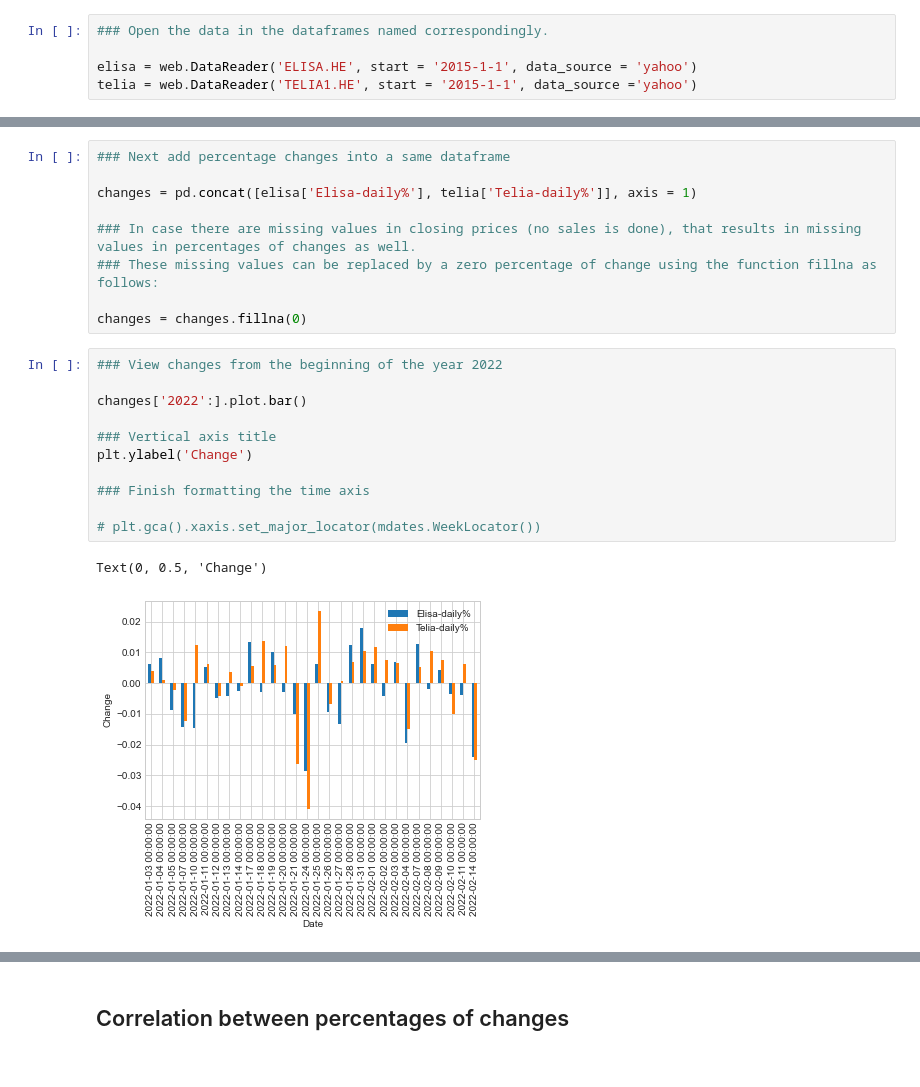
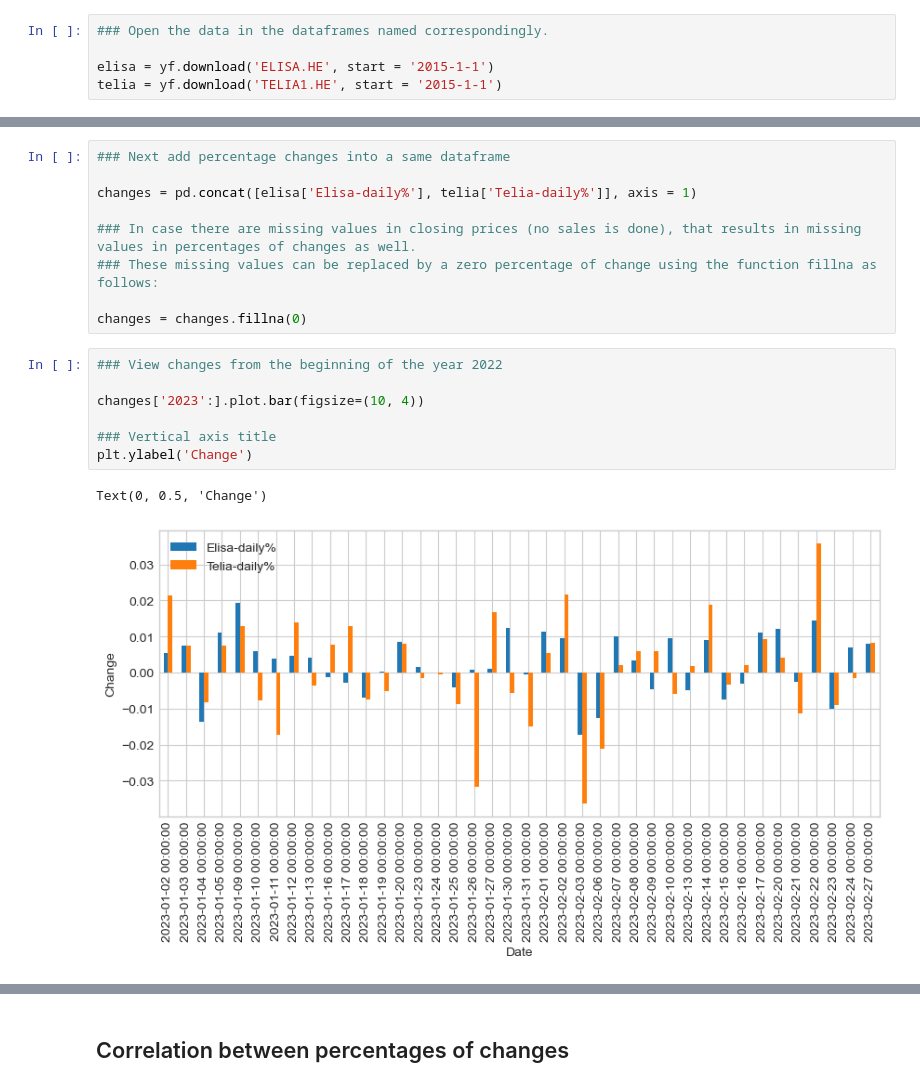
Before and after one commit to juhanurmonen/data-analytics-basics-time-series, a Jupyter notebook: time_series.ipynb, the cells around one changed output, grey strips where cells are left out. Drawn from its saved outputs; the diff is of its cells as text.

```diff
--- a/time_series.ipynb
+++ b/time_series.ipynb
@@ -36,5 +48,5 @@ We can download Elisa and Telia historical stock prices from the Yahoo Finance s
 # %%
 ### Open the data in the dataframes named correspondingly.
 
-elisa = web.DataReader('ELISA.HE', start = '2015-1-1', data_source = 'yahoo')
-telia = web.DataReader('TELIA1.HE', start = '2015-1-1', data_source ='yahoo')
+elisa = yf.download('ELISA.HE', start = '2015-1-1')
+telia = yf.download('TELIA1.HE', start = '2015-1-1')
@@ -251,17 +253,13 @@ changes = changes.fillna(0)
 # %%
 ### View changes from the beginning of the year 2022
 
-changes['2022':].plot.bar()
+changes['2023':].plot.bar(figsize=(10, 4))
 
 ### Vertical axis title
 plt.ylabel('Change')
-
-### Finish formatting the time axis
-
-# plt.gca().xaxis.set_major_locator(mdates.WeekLocator())
 # %% [output]
 Text(0, 0.5, 'Change')
-[figure, old version]
+[figure, new version]
 # %%
 ### Statistical numbers for percentages of changes
 
```
Also changed, not shown: parts of 31 cells of this notebook.
